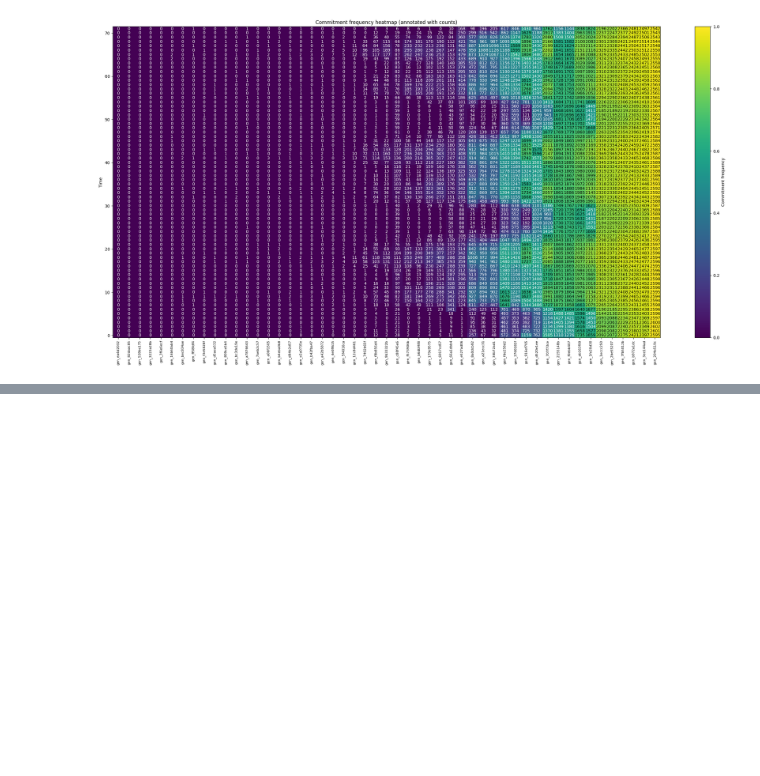
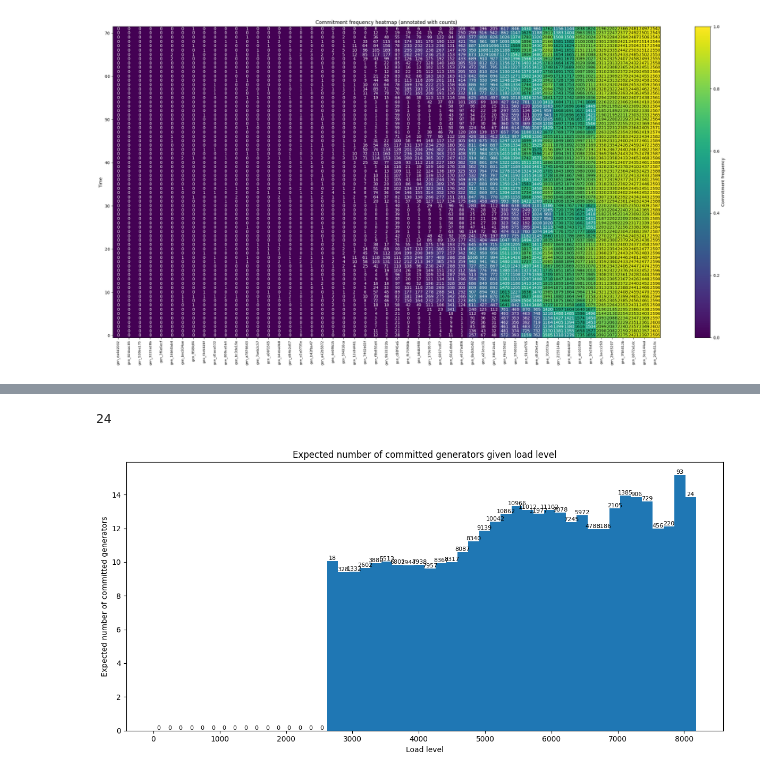
Before and after one commit to akrivera98/ai-ccelerating-uc-agent, a Jupyter notebook: notebooks/exploratory_data_analysis.ipynb, the cells around one changed output, grey strips where cells are left out. Cells and saved outputs as stored; diff of their text form; code cells hidden in the pictures; blank space fills up the shorter version.

Commit message:
added commitment given load level plots

```diff
--- a/notebooks/exploratory_data_analysis.ipynb
+++ b/notebooks/exploratory_data_analysis.ipynb
@@ -66,0 +91,11 @@ dataset[0]
+# %%
+count = len(set(sorted(sorted_gens[:30])) & set(large_exact_matches_gens))
+count
+# %% [output]
+24
+# %%
+results = compute_expected_commitment_given_load(dataset, n_bins=50, max_load=8180.0, save_path="expected_commitment_given_load.pkl", reload=True)
+# %%
+plot_expected_commitment_given_load(results)
+# %% [output]
+[figure, added]
```
Also changed, not shown: parts of 13 cells of this notebook, 3 other files.
